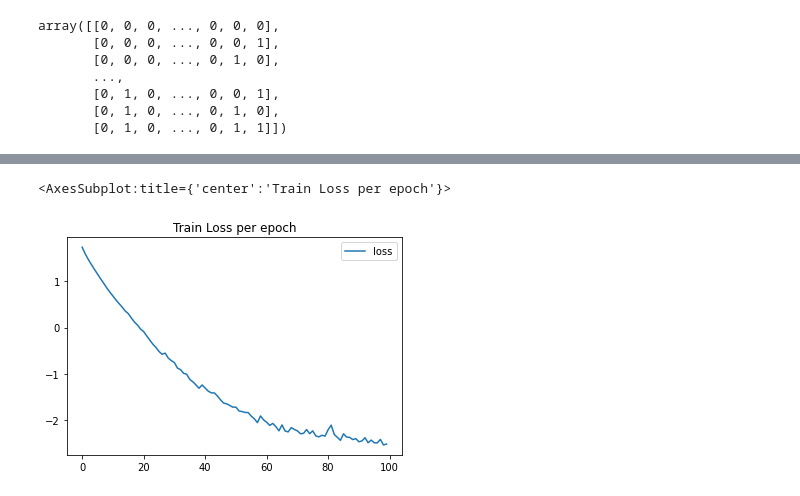
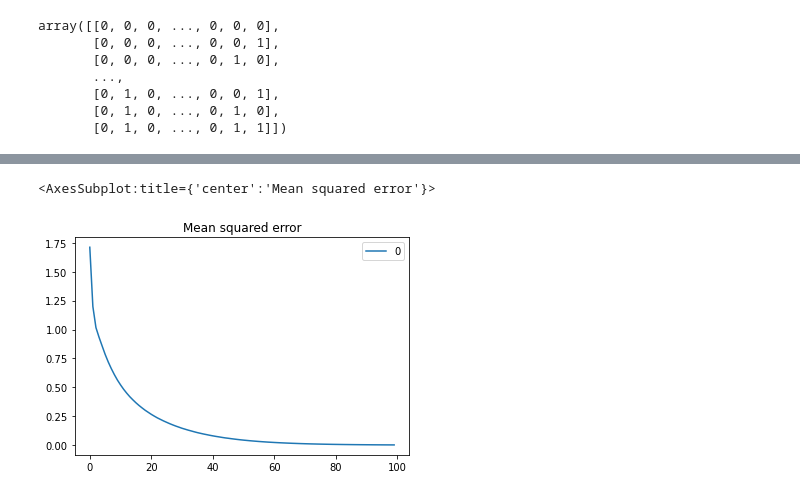
Before and after one commit to egvhoena/uncertainty-in-recs, a Jupyter notebook: new_playground.ipynb, the cells around one changed output, grey strips where cells are left out. Drawn from its saved outputs; the diff is of its cells as text; code cells hidden in the pictures.

```diff
--- a/new_playground.ipynb
+++ b/new_playground.ipynb
@@ -799,7 +801,13 @@ def train_model(X, y):
                                          clipvalue=1,
                                          decay=1e-3)
     model.compile(optimizer=optimizer,
-                  loss=gauss_loss)
+                  loss='mse',
+                  metrics = [keras.metrics.RootMeanSquaredError(),
+                            keras.metrics.MeanAbsoluteError(),
+                            keras.metrics.MeanAbsolutePercentageError(),
+                            keras.metrics.MeanSquaredLogarithmicError(),
+                            keras.metrics.CosineSimilarity(),
+                            keras.metrics.LogCoshError()])
 
     history = model.fit(X, y,
                         epochs=100,
@@ -843,5 +851,5 @@ array([[0, 0, 0, ..., 0, 0, 0],
 reg_model, hist = train_model(X, df['Next'].tolist())
 # %%
 print("Final train loss:", hist.history["loss"][-1])
-pd.DataFrame(hist.history).plot(title="Train Loss per epoch")
+pd.DataFrame(hist.history['loss']).plot(title="Mean squared error")
 # %% [output]
@@ -849,2 +857,2 @@ Final train loss: -2.5137598514556885
-<AxesSubplot:title={'center':'Train Loss per epoch'}>
+<AxesSubplot:title={'center':'Mean squared error'}>
-[figure, old version]
+[figure, new version]
```
Also changed, not shown: parts of 16 cells of this notebook.
